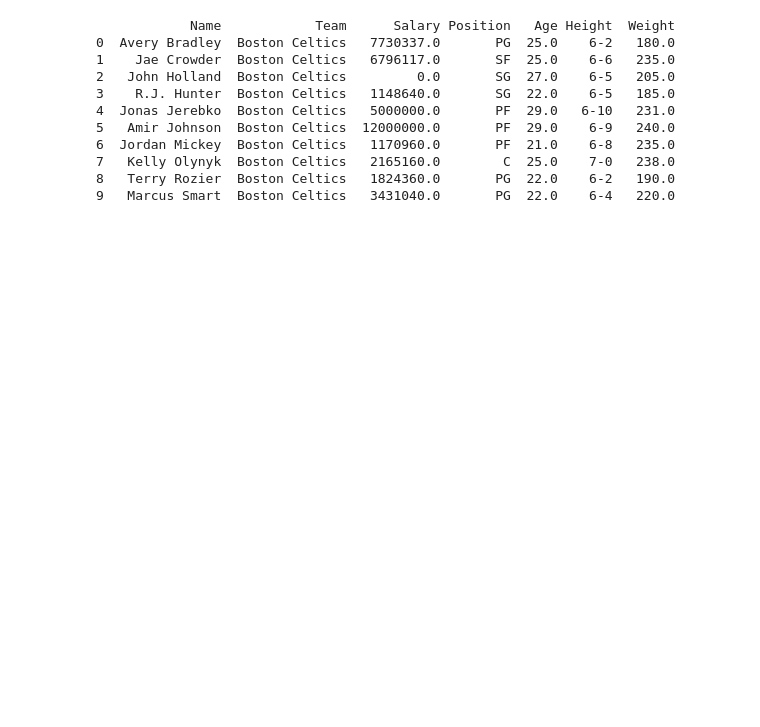
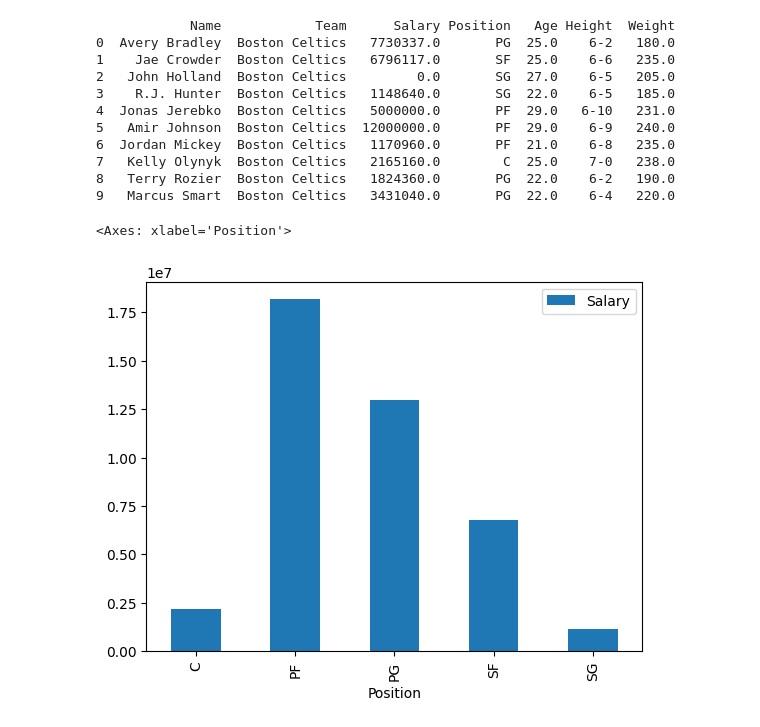
Before and after one commit to romanmahat35/PandasDataAnalysis, a Jupyter notebook: CSVFileDataAnalyis.ipynb, the cells around one changed output. Drawn from its saved outputs; the diff is of its cells as text; code cells hidden in the pictures; blank space fills up the shorter version.

Commit message:
Added pie and bar chart and perfrom group based on age and postion

```diff
--- a/CSVFileDataAnalyis.ipynb
+++ b/CSVFileDataAnalyis.ipynb
@@ -55,3 +55,11 @@ print(mergedataset)
 7   Kelly Olynyk  Boston Celtics   2165160.0        C  25.0    7-0   238.0
 8   Terry Rozier  Boston Celtics   1824360.0       PG  22.0    6-2   190.0
 9   Marcus Smart  Boston Celtics   3431040.0       PG  22.0    6-4   220.0
+# %%
+import matplotlib as plt
+grpby = mergedataset.groupby(["Position"],as_index= False)["Salary"].sum()
+postionwisesalary_bar = grpby.plot(x = "Position",y = "Salary",kind ="bar")
+postionwisesalary_bar
+# %% [output]
+<Axes: xlabel='Position'>
+[figure, added]
```
Also changed, not shown: parts of 5 cells of this notebook.
